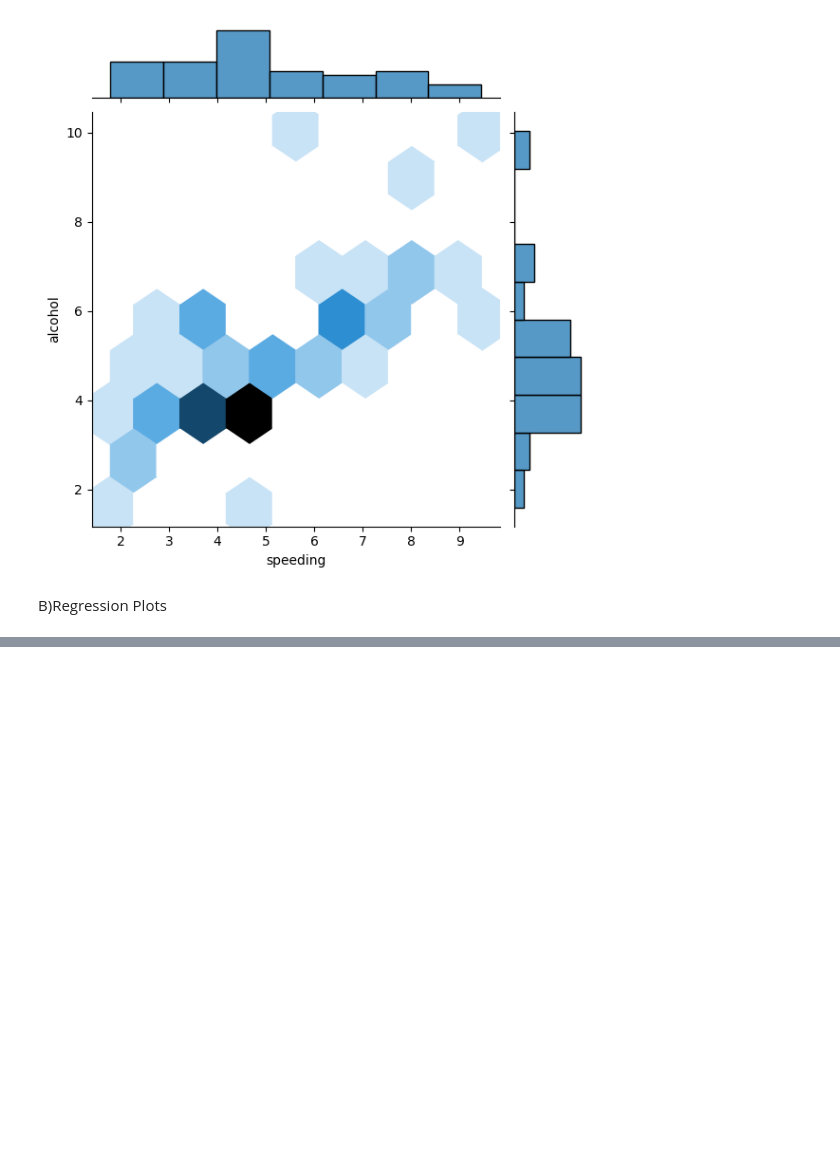
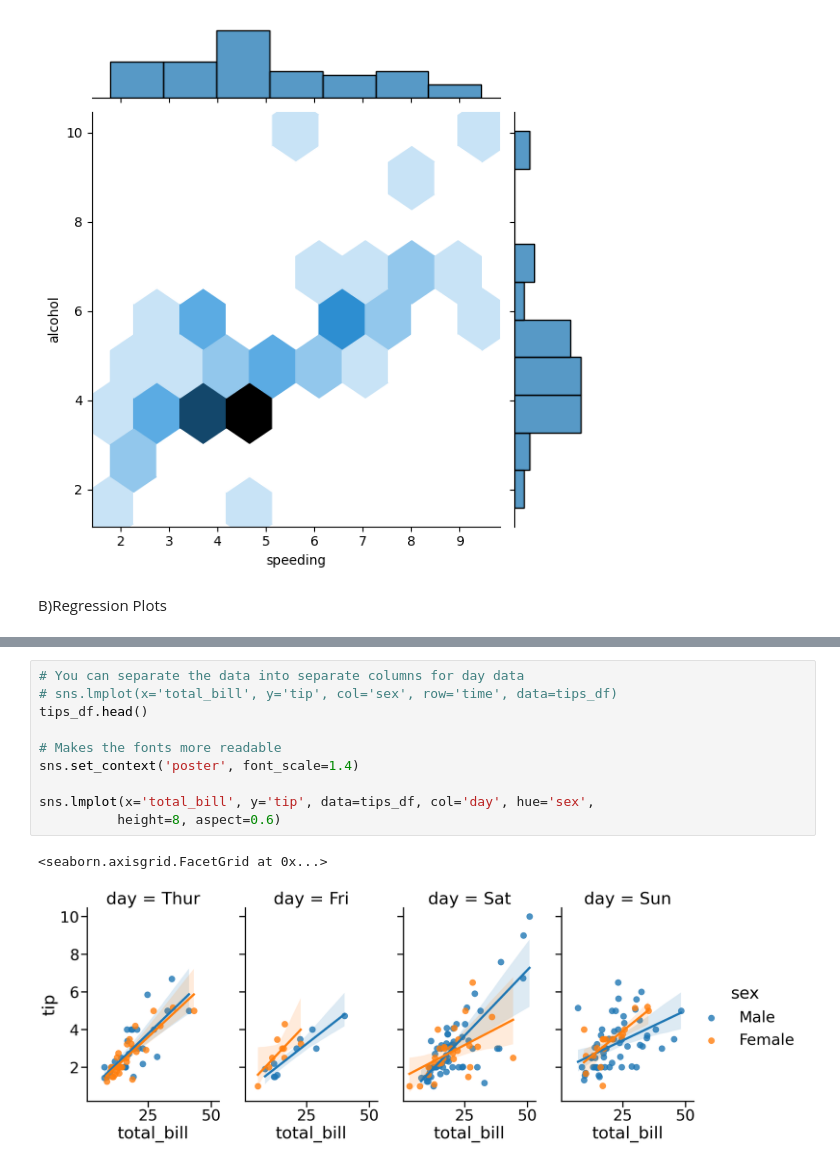
Before and after one commit to HashAlike/Data-Analysis-Notes, a Jupyter notebook: 04-Seaborn/03_Relationship_Plots.ipynb, the cells around one changed output, grey strips where cells are left out. Cells and saved outputs as stored; diff of their text form; blank space fills up the shorter version.

```diff
--- a/04-Seaborn/03_Relationship_Plots.ipynb
+++ b/04-Seaborn/03_Relationship_Plots.ipynb
@@ -38,0 +68,13 @@ B)Regression Plots
+# %%
+# You can separate the data into separate columns for day data
+# sns.lmplot(x='total_bill', y='tip', col='sex', row='time', data=tips_df)
+tips_df.head()
+
+# Makes the fonts more readable
+sns.set_context('poster', font_scale=1.4)
+
+sns.lmplot(x='total_bill', y='tip', data=tips_df, col='day', hue='sex',
+          height=8, aspect=0.6)
+# %% [output]
+<seaborn.axisgrid.FacetGrid at 0x...>
+[figure, added]
```
Also changed, not shown: parts of 2 cells of this notebook, 2 other files.
